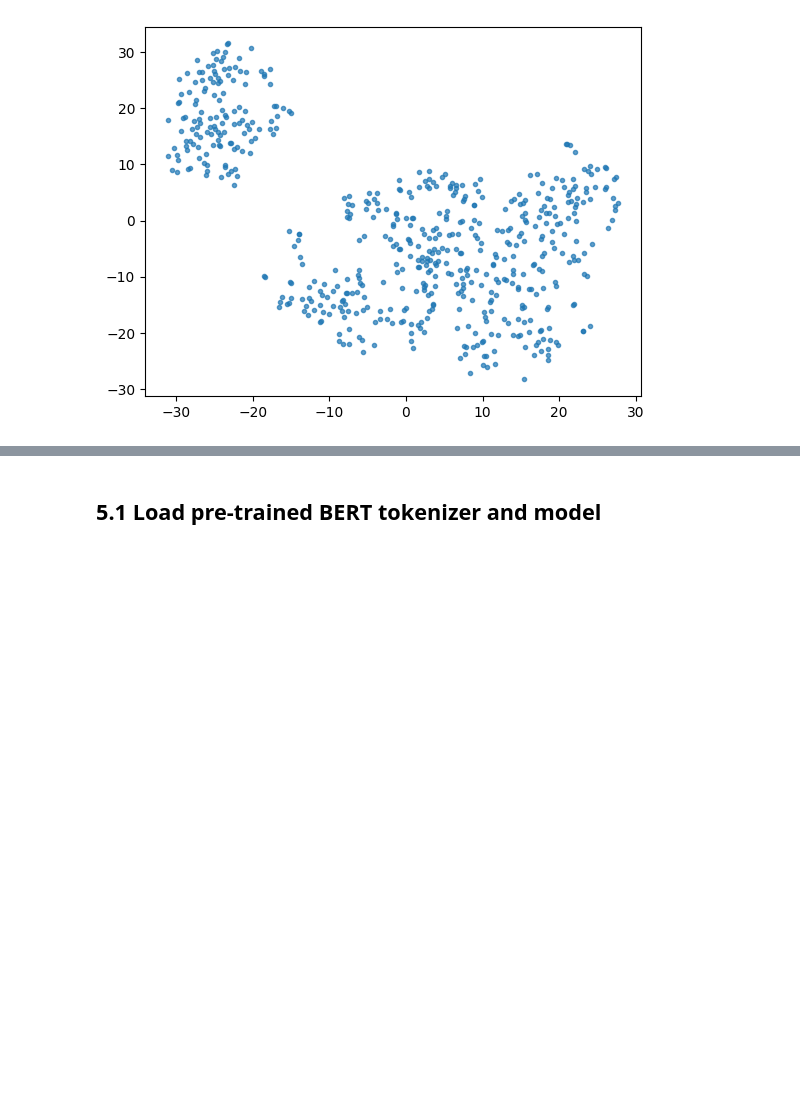
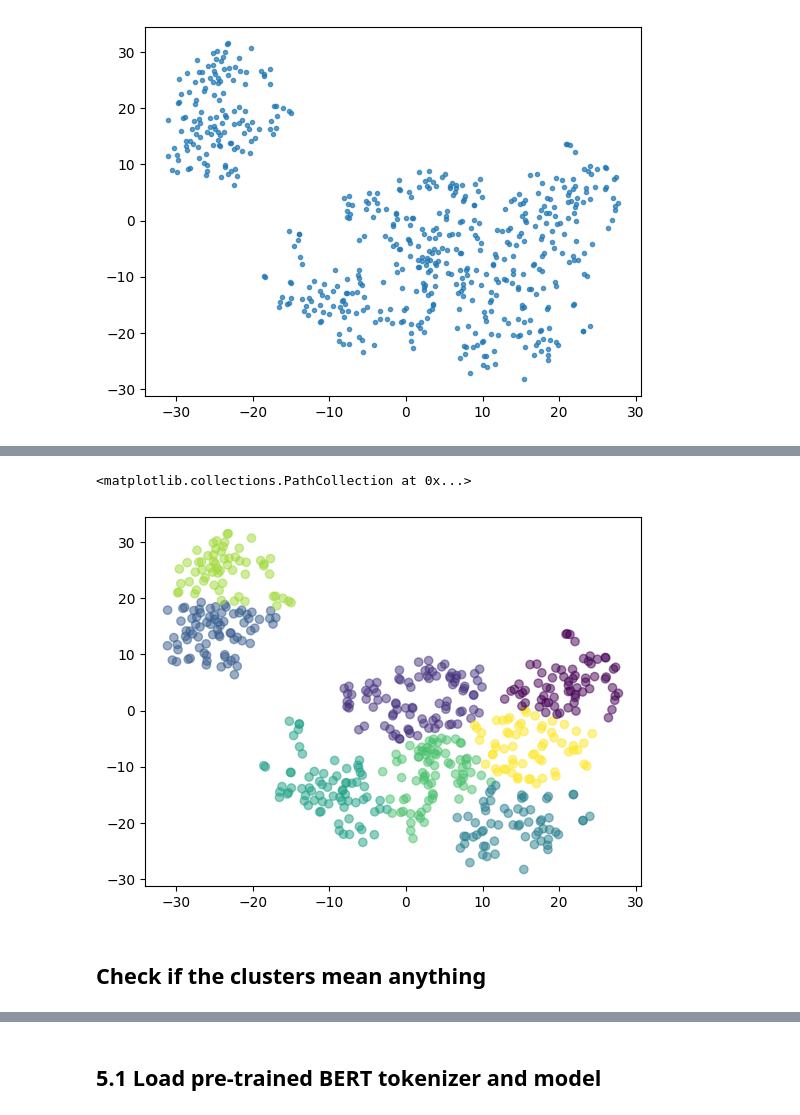
Before and after one commit to umassdgithub/DataViz-Fall2024, a Jupyter notebook: Week 11 - Data Reduction/PCS-Bert-CosineSimilarity/Week_11_Chain-of-Tasks.ipynb, the cells around one changed output, grey strips where cells are left out. Cells and saved outputs as stored; diff of their text form; code cells hidden in the pictures; blank space fills up the shorter version.

```diff
--- a/Week 11 - Data Reduction/PCS-Bert-CosineSimilarity/Week_11_Chain-of-Tasks.ipynb
+++ b/Week 11 - Data Reduction/PCS-Bert-CosineSimilarity/Week_11_Chain-of-Tasks.ipynb
@@ -230,0 +256,16 @@ ax.scatter(df_tsne[0],df_tsne[1],c=df_tsne['GMM'],cmap='viridis')
+# %%
+n_clusters = 8  # Number of clusters
+
+kmeans = KMeans(n_clusters=n_clusters)  # Specify the number of clusters
+
+# Fit the model to the TSNE Components
+kmeans_labels = kmeans.fit_predict(tsne_result)
+df_tsne['kmeans'] = kmeans_labels
+# %%
+f,ax = plt.subplots(1,1)
+ax.scatter(df_tsne[0],df_tsne[1],c=df_tsne['kmeans'],cmap='viridis',alpha=.5)
+# %% [output]
+<matplotlib.collections.PathCollection at 0x...>
+[figure, added]
+# %% [markdown]
+## Check if the clusters mean anything
```
Also changed, not shown: parts of 22 cells of this notebook.
